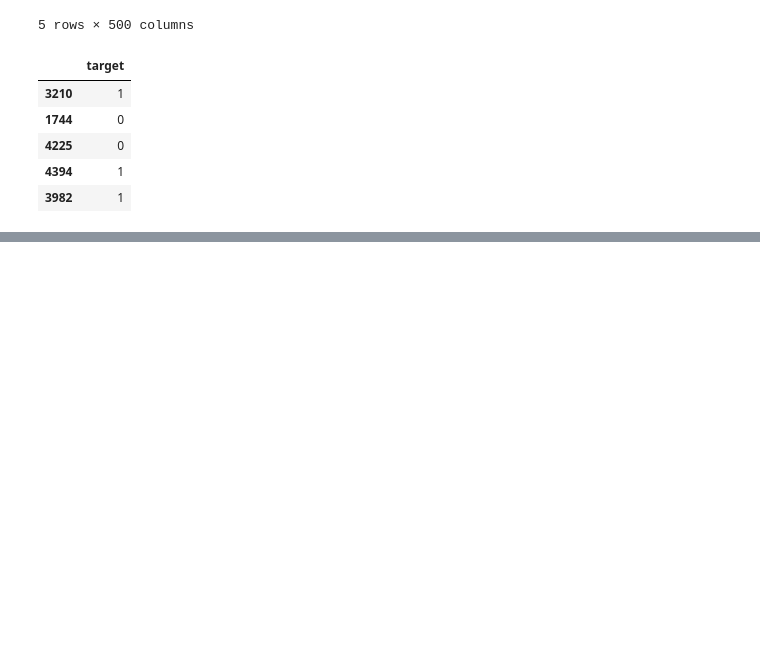
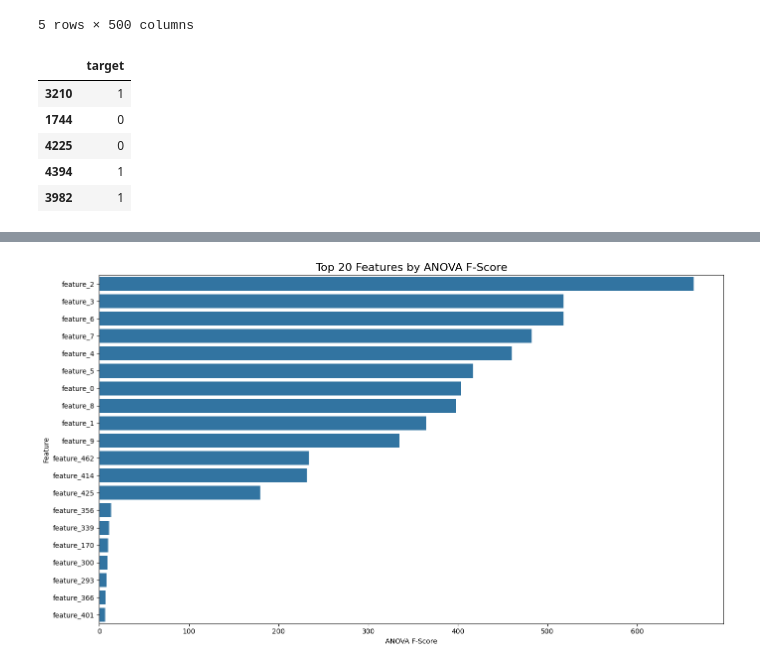
Before and after one commit to Luki308/AML_Feature_Selection, a Jupyter notebook: notebooks/2_test_other_methods.ipynb, the cells around one changed output, grey strips where cells are left out. Cells and saved outputs as stored; diff of their text form; code cells hidden in the pictures; blank space fills up the shorter version.

Commit message:
Add corelation analysis, Add Lasso, and filter methods, slightly change notebook 0.

```diff
--- a/notebooks/2_test_other_methods.ipynb
+++ b/notebooks/2_test_other_methods.ipynb
@@ -64,0 +192,90 @@ display(y_val.head())
+# %%
+# Method 1: SelectKBest with ANOVA F-test
+#-------------------------------------------------------
+k_values = [1, 2, 5, 10, 15, 20, 25, 30, 50, 100]
+anova_results = []
+
+for k in k_values:
+    # Select top k features using ANOVA F-test
+    selector = SelectKBest(f_classif, k=k)
+    X_train_selected = selector.fit_transform(X_train, y_train.values.ravel())
+
+    # Get selected feature names
+    selected_indices = selector.get_support(indices=True)
+    selected_features = X_train.columns[selected_indices].tolist()
+
+    # Use RandomForest with selected features
+    rf_model = RandomForestClassifier(
+        n_estimators=1000,
+        max_depth=4,
+        min_samples_split=4,
+        min_samples_leaf=4,
+        random_state=RANDOM_STATE,
+        n_jobs=-1
+    )
+
+    # Train on selected features
+    X_train_selected = X_train[selected_features]
+    X_val_selected = X_val[selected_features]
+    rf_model.fit(X_train_selected, y_train.values.ravel())
+
+    # Make predictions
+    y_train_pred = rf_model.predict(X_train_selected)
+    y_train_pred_proba = rf_model.predict_proba(X_train_selected)[:, 1]
+    y_val_pred = rf_model.predict(X_val_selected)
+    y_val_pred_proba = rf_model.predict_proba(X_val_selected)[:, 1]
+
+    # Calculate metrics
+    anova_results.append({
+        'k': k,
+        'Train Accuracy': accuracy_score(y_train, y_train_pred),
+        'Val Accuracy': accuracy_score(y_val, y_val_pred),
+        'Train F1': f1_score(y_train, y_train_pred),
+        'Val F1': f1_score(y_val, y_val_pred),
+        'Train ROC AUC': roc_auc_score(y_train, y_train_pred_proba),
+        'Val ROC AUC': roc_auc_score(y_val, y_val_pred_proba),
+        'Custom Score': calculate_custom_score(y_val.values.ravel(), y_val_pred_proba, k),
+        'Selected Features': selected_features
+    })
+
+# Convert to DataFrame
+anova_df = pd.DataFrame(anova_results)
+
+# Display the results
+print("ANOVA F-test + Random Forest Results:")
+display(anova_df[[
+    'k', 'Train Accuracy', 'Val Accuracy',
+    'Train F1', 'Val F1', 'Train ROC AUC', 'Val ROC AUC', 'Custom Score'
+]].style.highlight_max(subset=['Val Accuracy', 'Val F1', 'Val ROC AUC', 'Custom Score'], color='darkgreen')
+.format({
+    'Train Accuracy': '{:.4f}', 'Val Accuracy': '{:.4f}',
+    'Train F1': '{:.4f}', 'Val F1': '{:.4f}',
+    'Train ROC AUC': '{:.4f}', 'Val ROC AUC': '{:.4f}',
+    'Custom Score': '€{:.2f}'
+}))
+
+# Find best k based on custom score
+best_k_idx = anova_df['Custom Score'].idxmax()
+best_k = anova_df.loc[best_k_idx, 'k']
+best_features_anova = anova_df.loc[best_k_idx, 'Selected Features']
+
+print(f"\nBest ANOVA model: k={best_k}")
+print(f"Custom Score: €{anova_df.loc[best_k_idx, 'Custom Score']:.2f}")
+
+# Get ANOVA feature scores for visualization
+selector = SelectKBest(f_classif, k='all')
+selector.fit(X_train, y_train.values.ravel())
+anova_scores = pd.DataFrame({
+    'Feature': X_train.columns,
+    'ANOVA F-Score': selector.scores_,
+    'p-value': selector.pvalues_
+})
+anova_scores = anova_scores.sort_values('ANOVA F-Score', ascending=False).reset_index(drop=True)
+
+# Visualize top ANOVA features
+plt.figure(figsize=(14, 8))
+sns.barplot(x='ANOVA F-Score', y='Feature', data=anova_scores.head(20))
+plt.title('Top 20 Features by ANOVA F-Score', fontsize=16)
+plt.tight_layout()
+plt.show()
+# %% [output]
@@ -64,0 +296 @@ display(y_val.head())
+[figure, added]
```
Also changed, not shown: parts of 7 cells of this notebook, 3 other files.
